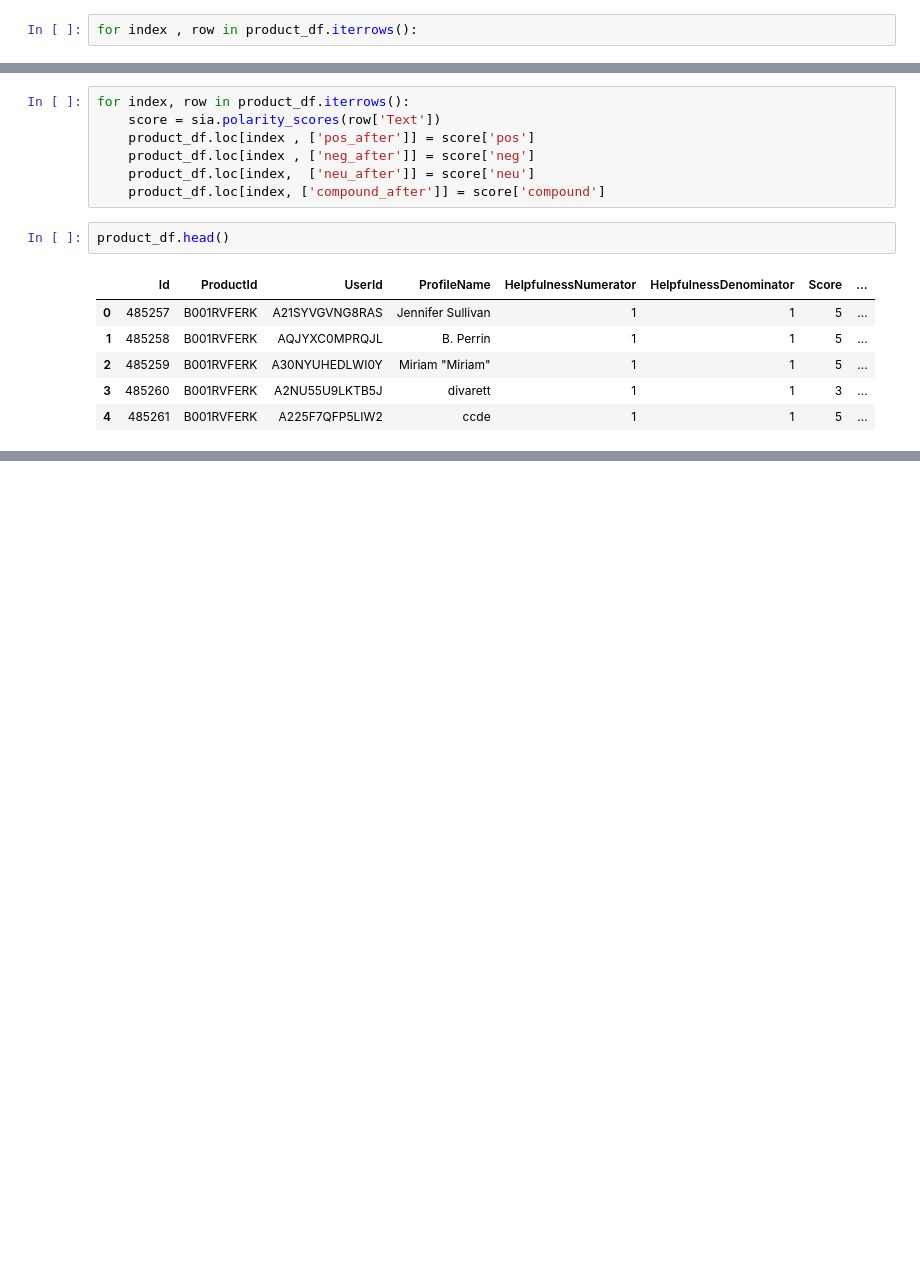
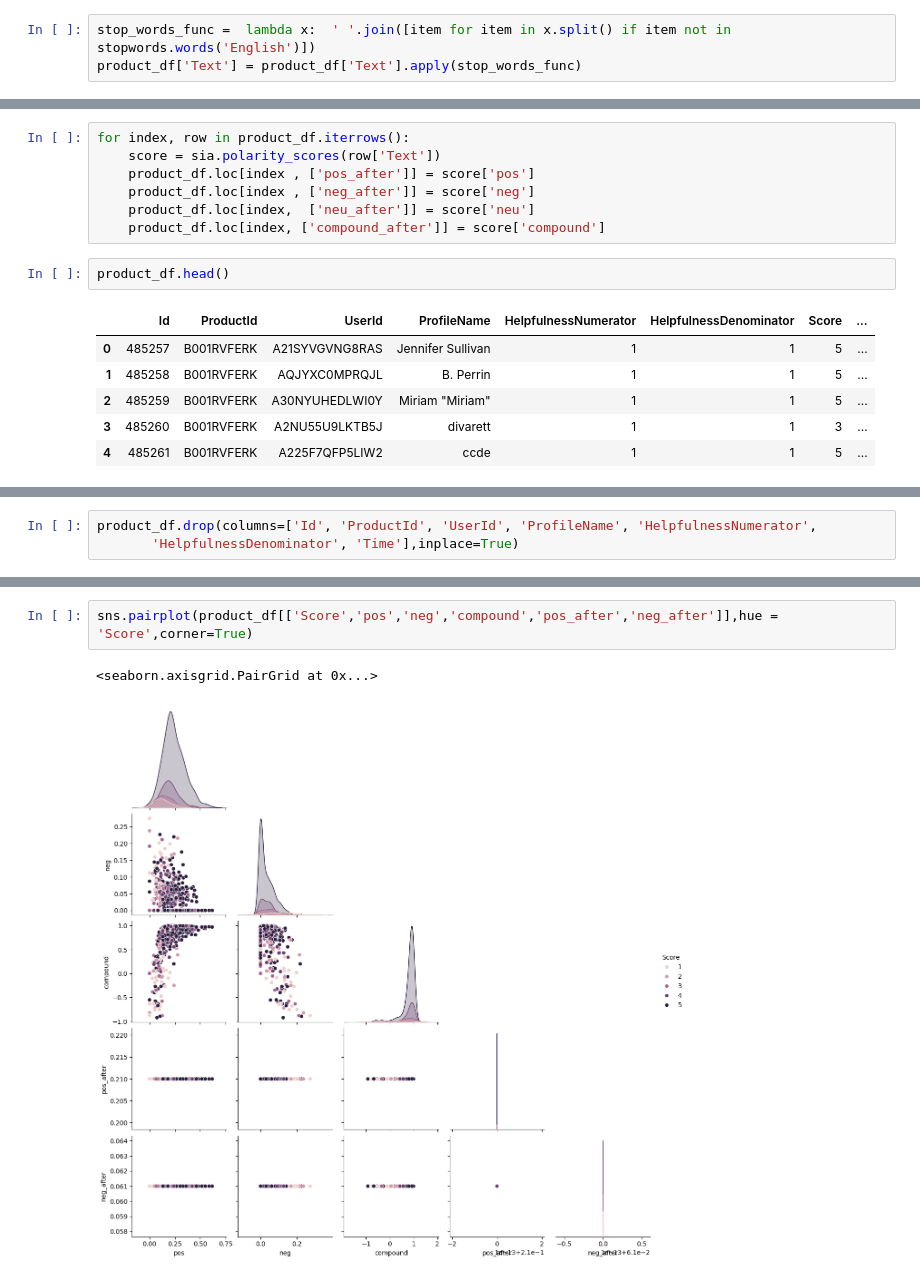
Before and after one commit to fbaezcalderon/sentiment_analysis_winter2025, a Jupyter notebook: quality_characteristics.ipynb, the cells around one changed output, grey strips where cells are left out. Saved outputs shown, nothing was run; the diff lists cells and outputs as text; blank space fills up the shorter version.

```diff
--- a/quality_characteristics.ipynb
+++ b/quality_characteristics.ipynb
@@ -216,8 +216,9 @@ are
 quite
 addictive
 ''
-# %%
-for index , row in product_df.iterrows():
+# %%
+stop_words_func =  lambda x:  ' '.join([item for item in x.split() if item not in stopwords.words('English')])
+product_df['Text'] = product_df['Text'].apply(stop_words_func)
 # %% [markdown]
 Stemmig
 # %%
@@ -266,0 +276,3 @@ product_df.head()
+# %%
+product_df.drop(columns=['Id', 'ProductId', 'UserId', 'ProfileName', 'HelpfulnessNumerator',
+       'HelpfulnessDenominator', 'Time'],inplace=True)
@@ -266,0 +304,5 @@ product_df.head()
+# %%
+sns.pairplot(product_df[['Score','pos','neg','compound','pos_after','neg_after']],hue = 'Score',corner=True)
+# %% [output]
+<seaborn.axisgrid.PairGrid at 0x...>
+[figure, added]
```
Also changed, not shown: parts of 15 cells of this notebook.
